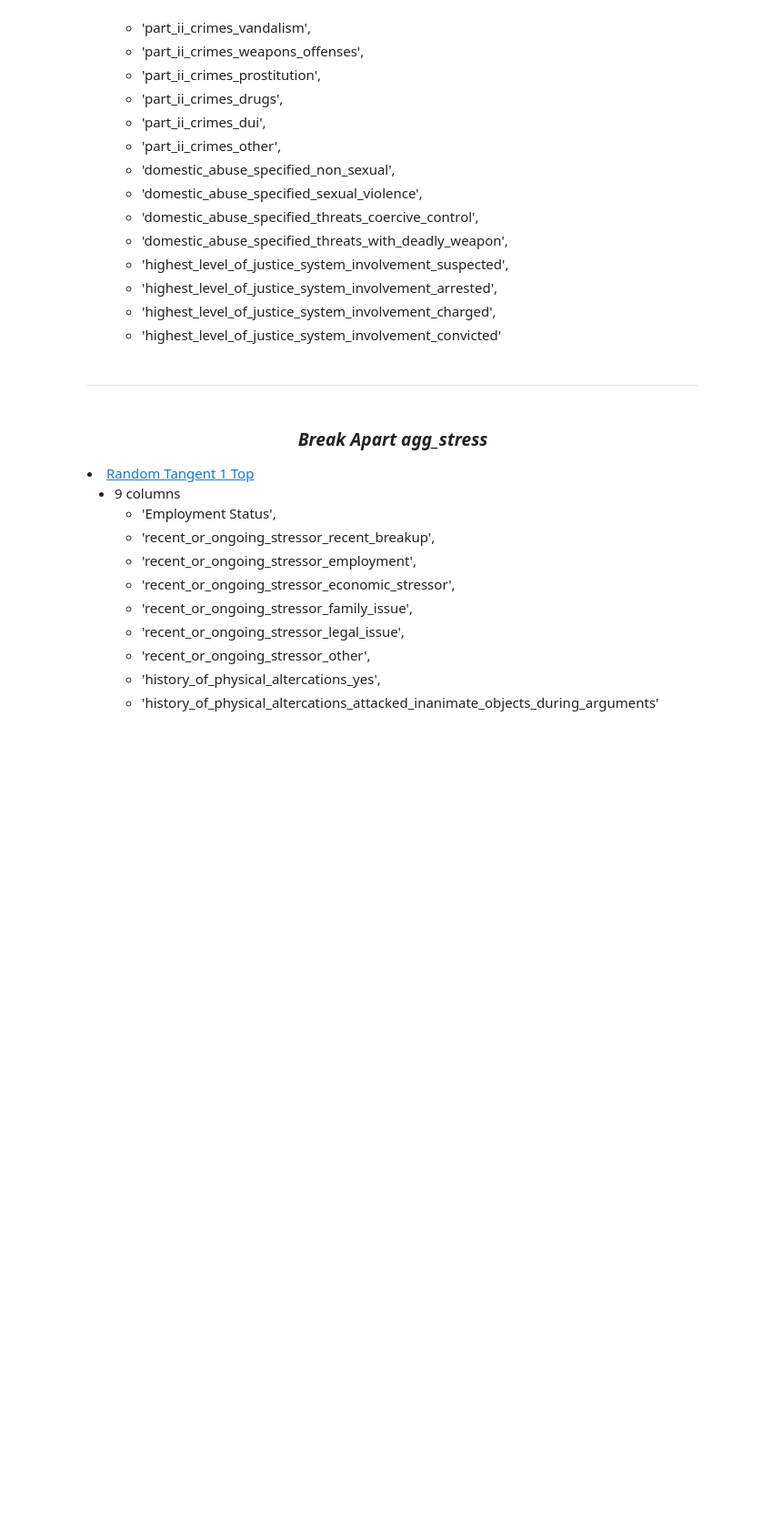
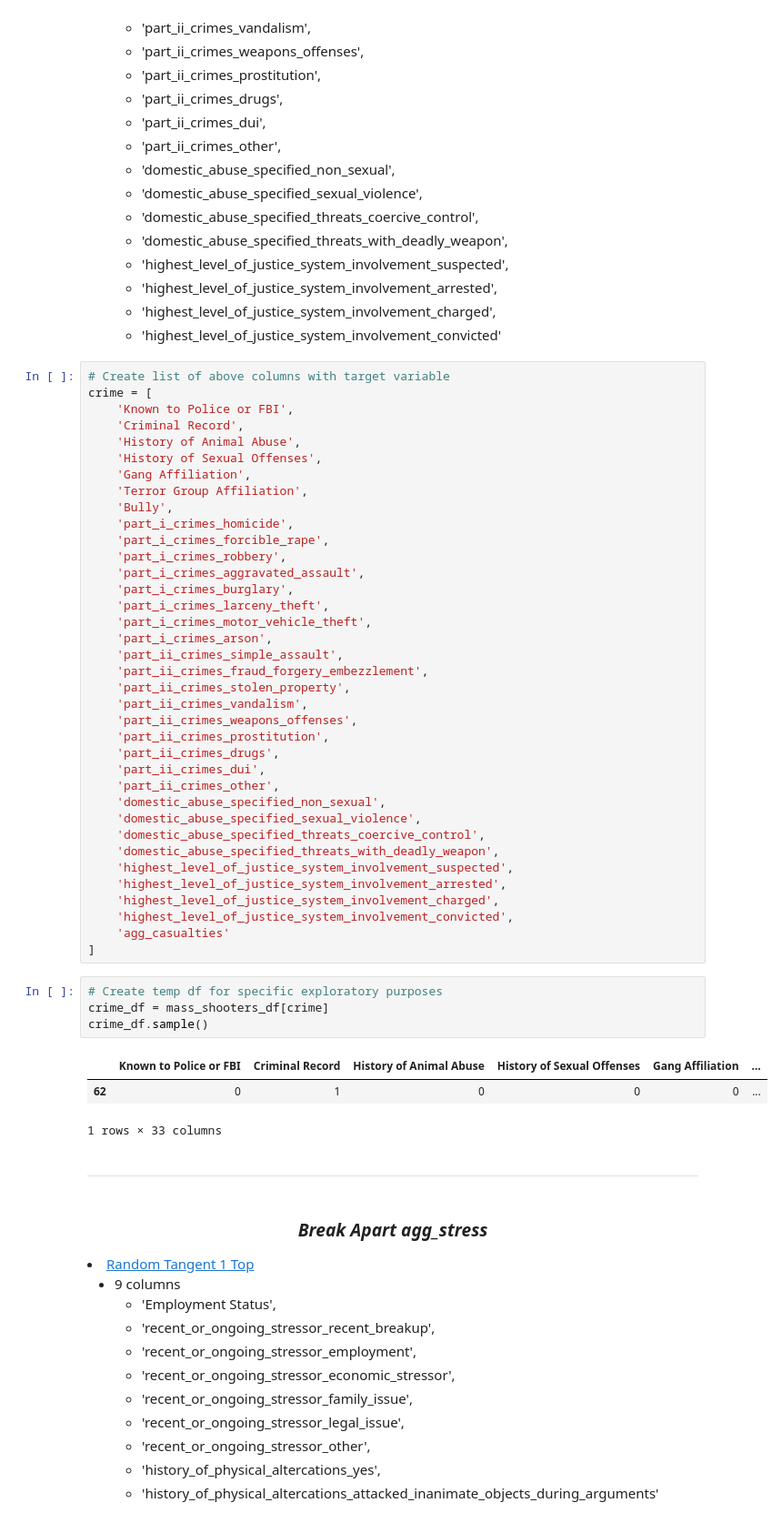
Before and after one commit to Jared-Wood135/mass-shooters-project, a Jupyter notebook: misc.ipynb, the cells around one changed output. Shown at 91% size. Drawn from its saved outputs; the diff is of its cells as text; blank space fills up the shorter version.

```diff
--- a/misc.ipynb
+++ b/misc.ipynb
@@ -282,6 +403,51 @@ SyntaxError: invalid syntax (3243353144.py, line 1)
     - 'highest_level_of_justice_system_involvement_arrested',
     - 'highest_level_of_justice_system_involvement_charged',
     - 'highest_level_of_justice_system_involvement_convicted'
+# %%
+# Create list of above columns with target variable
+crime = [
+    'Known to Police or FBI',
+    'Criminal Record',
+    'History of Animal Abuse',
+    'History of Sexual Offenses',
+    'Gang Affiliation',
+    'Terror Group Affiliation',
+    'Bully',
+    'part_i_crimes_homicide',
+    'part_i_crimes_forcible_rape',
+    'part_i_crimes_robbery',
+    'part_i_crimes_aggravated_assault',
+    'part_i_crimes_burglary',
+    'part_i_crimes_larceny_theft',
+    'part_i_crimes_motor_vehicle_theft',
+    'part_i_crimes_arson',
+    'part_ii_crimes_simple_assault',
+    'part_ii_crimes_fraud_forgery_embezzlement',
+    'part_ii_crimes_stolen_property',
+    'part_ii_crimes_vandalism',
+    'part_ii_crimes_weapons_offenses',
+    'part_ii_crimes_prostitution',
+    'part_ii_crimes_drugs',
+    'part_ii_crimes_dui',
+    'part_ii_crimes_other',
+    'domestic_abuse_specified_non_sexual',
+    'domestic_abuse_specified_sexual_violence',
+    'domestic_abuse_specified_threats_coercive_control',
+    'domestic_abuse_specified_threats_with_deadly_weapon',
+    'highest_level_of_justice_system_involvement_suspected',
+    'highest_level_of_justice_system_involvement_arrested',
+    'highest_level_of_justice_system_involvement_charged',
+    'highest_level_of_justice_system_involvement_convicted',
+    'agg_casualties'
+]
+# %%
+# Create temp df for specific exploratory purposes
+crime_df = mass_shooters_df[crime]
+crime_df.sample()
+# %% [output]
+|  | Known to Police or FBI | Criminal Record | History of Animal Abuse | History of Sexual Offenses | Gang Affiliation | ... |
+| 62 | 0 | 1 | 0 | 0 | 0 | ... |
+1 rows × 33 columns
 # %% [markdown]
 ---
 # %% [markdown]
```
Also changed, not shown: parts of 26 cells of this notebook.
